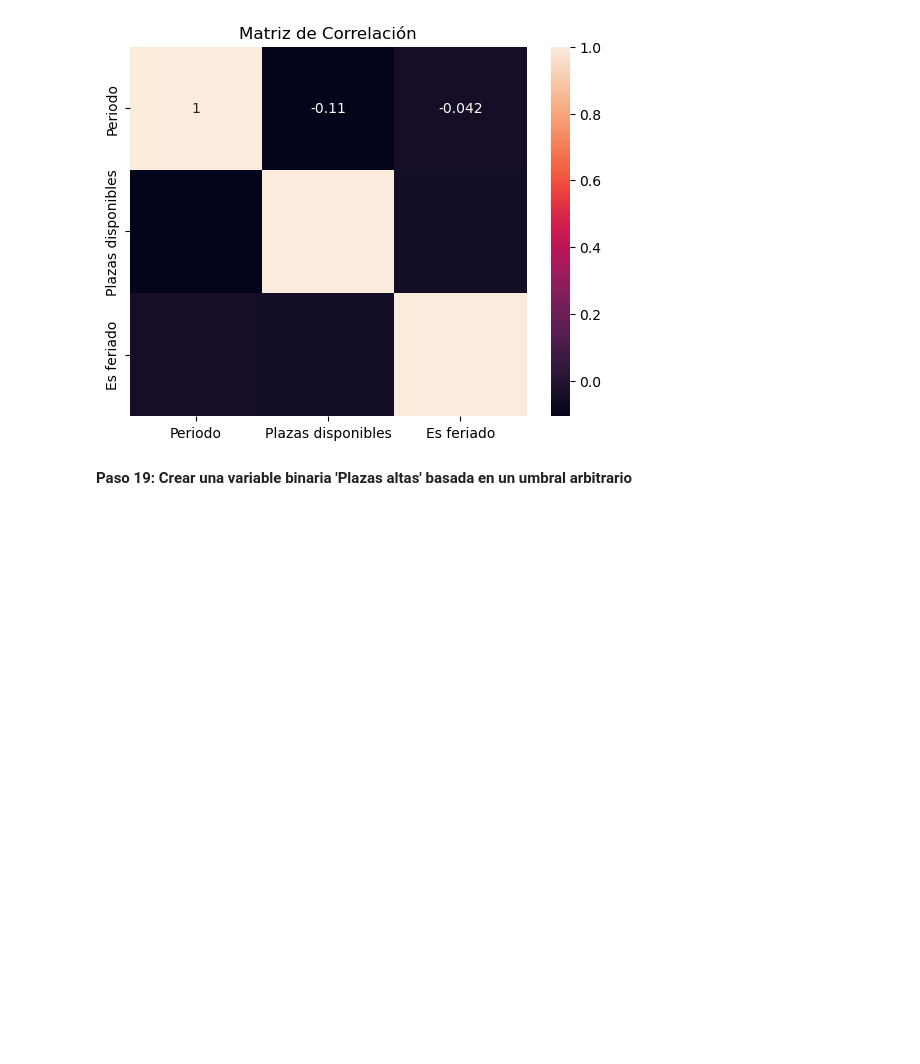
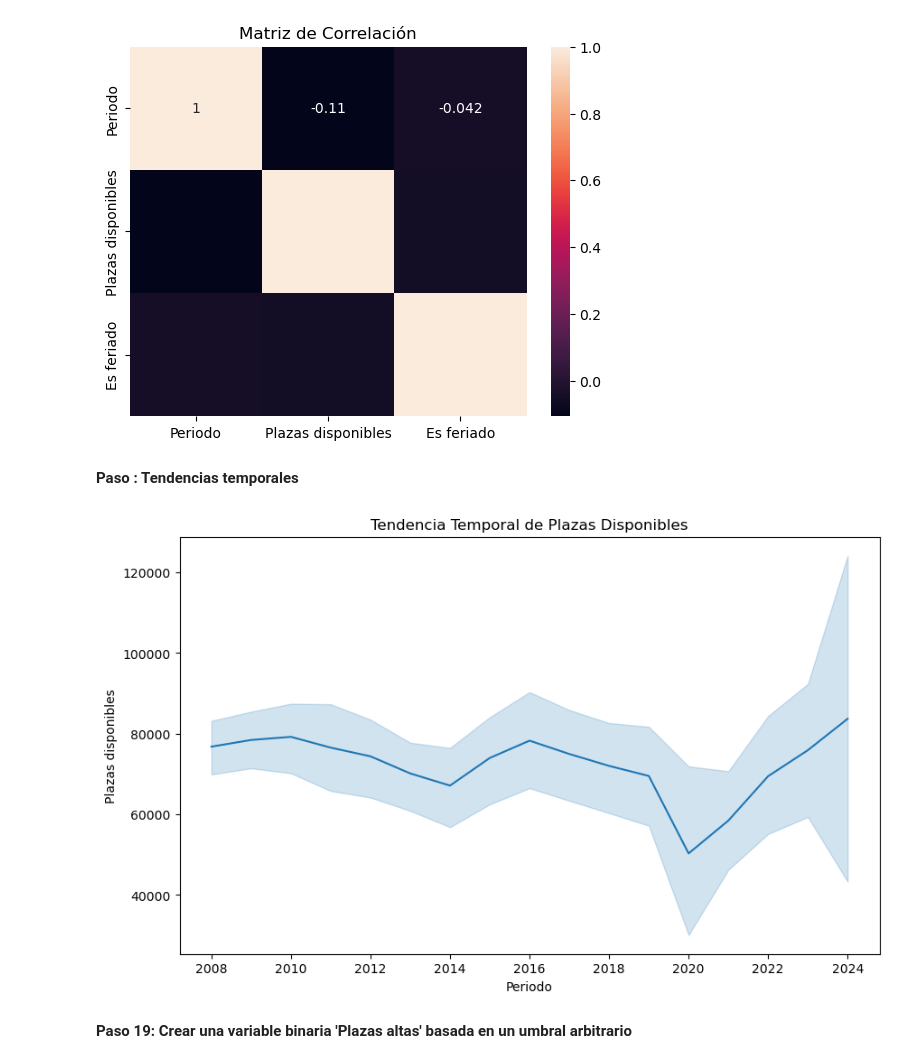
Before and after one commit to edfedo/Plazas_Disponibles_Hotelero, a Jupyter notebook: notebooks/1f_plazas_disponibles_hotelero.ipynb, the cells around one changed output. Cells and saved outputs as stored; diff of their text form; code cells hidden in the pictures; blank space fills up the shorter version.

```diff
--- a/notebooks/1f_plazas_disponibles_hotelero.ipynb
+++ b/notebooks/1f_plazas_disponibles_hotelero.ipynb
@@ -571,0 +593,17 @@ plt.show()
+# %%
+#import pandas as pd
+#import matplotlib.pyplot as plt
+#import seaborn as sns
+
+df = pd.DataFrame(data)
+
+# Agrupar los datos por 'Periodo' y sumar 'Plazas disponibles'
+grouped_df = df.groupby('Periodo')['Plazas disponibles'].sum().reset_index()
+
+# Crear el gráfico de barras
+plt.figure(figsize=(10, 6))
+sns.barplot(data=grouped_df, x='Periodo', y='Plazas disponibles')
+plt.title('Plazas Disponibles por Periodo')
+plt.xlabel('Periodo')
+plt.ylabel('Plazas disponibles')
+plt.show()
@@ -577,6 +633,18 @@ plt.title('Matriz de Correlación')
 plt.show()
 # %% [output]
 [figure]
+# %% [markdown]
+**Paso : Tendencias temporales**
+# %%
+# Tendencias temporales
+plt.figure(figsize=(10, 6))
+sns.lineplot(data=df, x='Periodo', y='Plazas disponibles')
+plt.title('Tendencia Temporal de Plazas Disponibles')
+plt.xlabel('Periodo')
+plt.ylabel('Plazas disponibles')
+plt.show()
+# %% [output]
+[figure, added]
 # %% [markdown]
 **Paso 19:  Crear una variable binaria 'Plazas altas' basada en un umbral arbitrario**
 # %%
```
Also changed, not shown: parts of 17 cells of this notebook, 1 other file.
